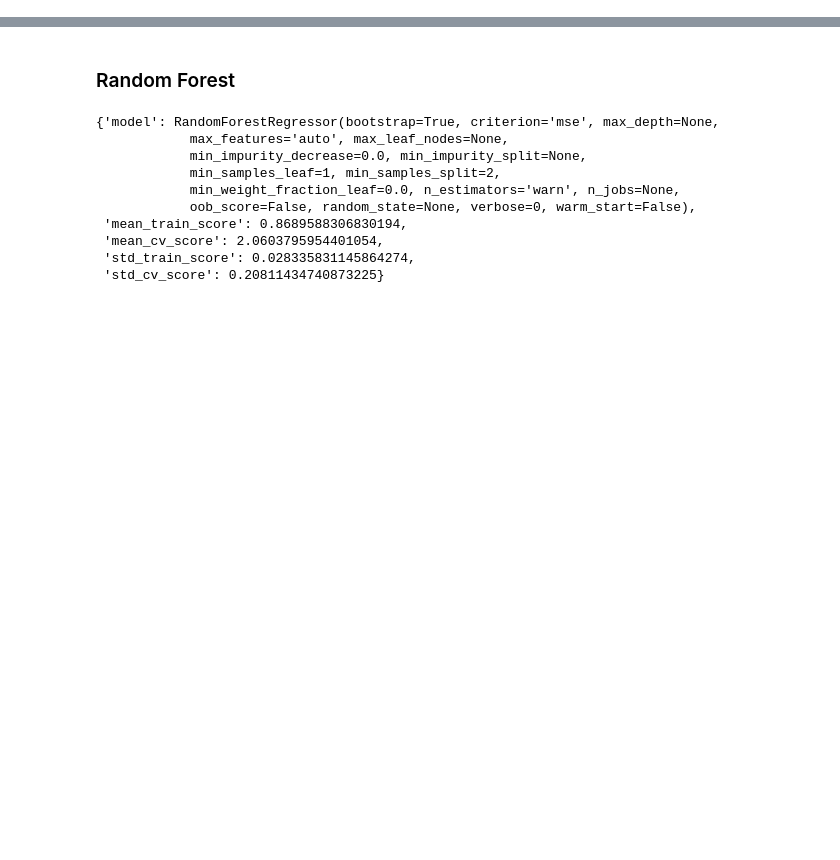
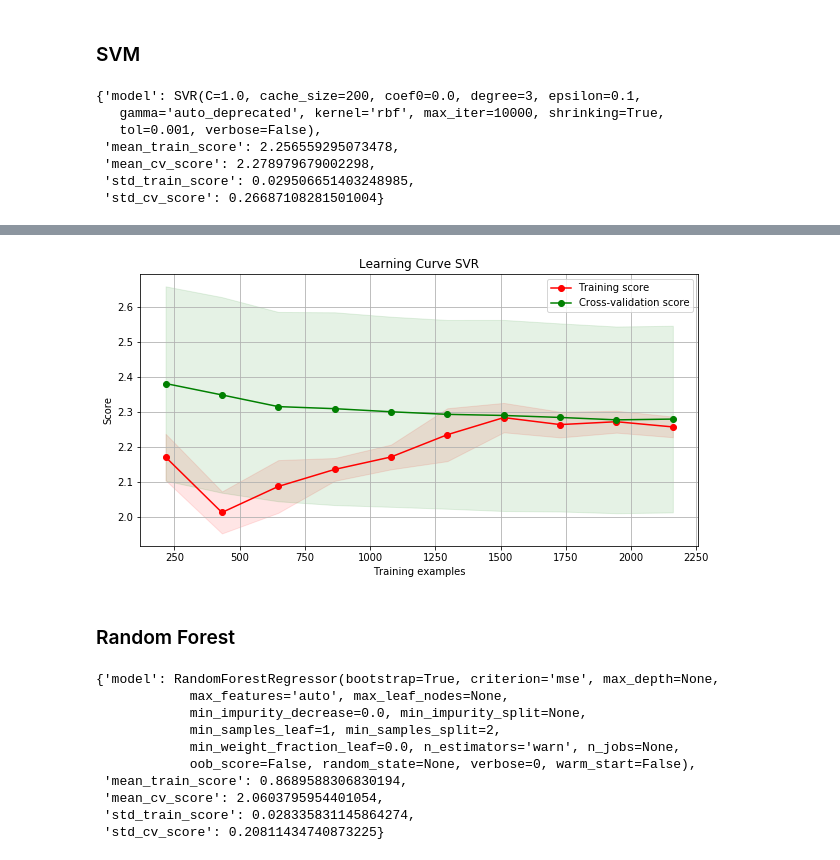
Before and after one commit to Cruzzor/BoxOffice, a Jupyter notebook: First_Model_Marcel.ipynb, the cells around one changed output, grey strips where cells are left out. Saved outputs shown, nothing was run; the diff lists cells and outputs as text; code cells hidden in the pictures; blank space fills up the shorter version.

```diff
--- a/First_Model_Marcel.ipynb
+++ b/First_Model_Marcel.ipynb
@@ -198,0 +250,14 @@ plot_learning_curve(reg, 'Learning Curve Linear Regression -> High Bias', X_trai
+# %% [markdown]
+### SVM
+# %%
+svr = SVR(kernel='rbf', max_iter=10000)
+display(train_and_eval(svr, X_train_scaled, y_train, scoring_fnc))
+plot_learning_curve(svr, 'Learning Curve SVR', X_train_scaled, np.log1p(y_train), cv=10, train_sizes=np.linspace(.1, 1.0, 10))
+# %% [output]
+{'model': SVR(C=1.0, cache_size=200, coef0=0.0, degree=3, epsilon=0.1,
+   gamma='auto_deprecated', kernel='rbf', max_iter=10000, shrinking=True,
+   tol=0.001, verbose=False),
+ 'mean_train_score': 2.256559295073478,
+ 'mean_cv_score': 2.278979679002298,
+ 'std_train_score': 0.029506651403248985,
+ 'std_cv_score': 0.26687108281501004}
@@ -199,3 +265,4 @@ plot_learning_curve(reg, 'Learning Curve Linear Regression -> High Bias', X_trai
+[figure, added]
 # %% [markdown]
 ### Random Forest
 # %%
```
Also changed, not shown: parts of 13 cells of this notebook.
